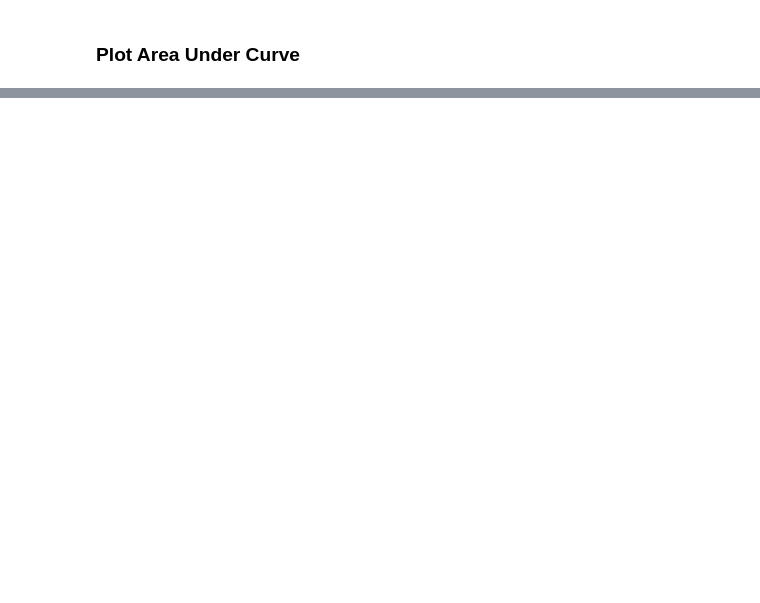
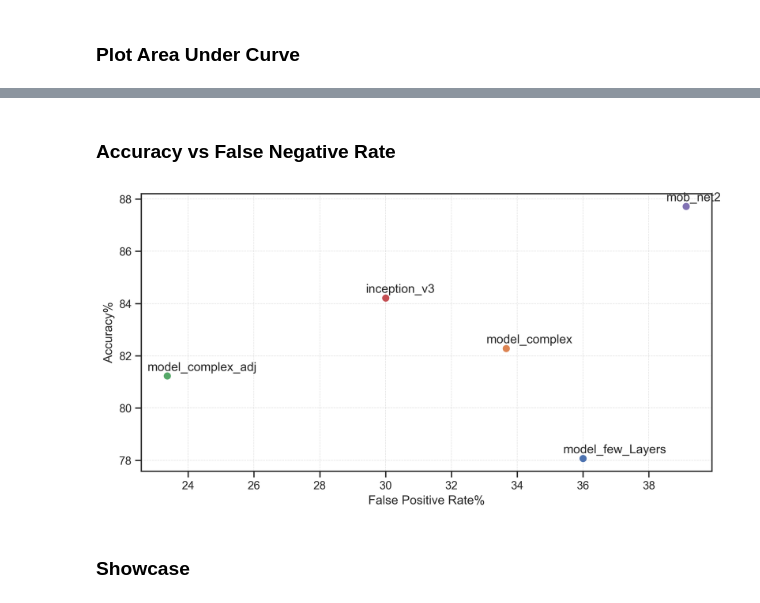
Before and after one commit to konstantinos-al/ml_project_quebec, a Jupyter notebook: Draft_report_v1.ipynb, the cells around one changed output, grey strips where cells are left out. Saved outputs shown, nothing was run; the diff lists cells and outputs as text; code cells hidden in the pictures; blank space fills up the shorter version.

```diff
--- a/Draft_report_v1.ipynb
+++ b/Draft_report_v1.ipynb
@@ -1246,0 +1250,50 @@ plt.show()
+# %% [markdown]
+### Accuracy vs False Negative Rate
+# %%
+i=0
+labels=[]
+
+# Figure Size
+plt.subplots(figsize =(10, 5))
+
+# Add x, y gridlines
+plt.grid(visible = True, color ='dimgrey',
+        linestyle = '--', linewidth = 0.5,
+        alpha = 0.2)
+
+# Plot several different AUC
+for clf in classifiers:
+
+  name = name_of_model[i]
+
+  i+=1
+
+  y_true = np.argmax(y_test, axis = 1)[:]
+  pred = clf.predict(X_test, verbose = 0) # Predict prob and get Class Indices
+  y_pred= np.argmax(pred, axis = 1)[:]
+  cf = confusion_matrix(y_true, y_pred)
+  fpr = (cf[1][0] / ( cf[1][0] + cf[0][1] ))*100
+  acc = log.loc[log['Classifier']==name,'Accuracy']
+
+  plt.scatter(fpr, acc)#, label=name)
+  #labels.append(name)
+
+  plt.annotate(name, (fpr-0.6, acc+0.2))
+
+# axis labels
+plt.xlabel('False Positive Rate%')
+plt.ylabel('Accuracy%')
+#plt.legend(labels,
+          # columnspacing=1.0,
+          # labelspacing=0.0,
+          # handletextpad=0.0,
+          # handlelength=1.5,
+          # fancybox=True,
+          # shadow=True)
+
+# show the plot
+plt.show()
+# %% [output]
+[figure, added]
+# %% [markdown]
+### Showcase
```
Also changed, not shown: parts of 27 cells of this notebook, 7 other files.
